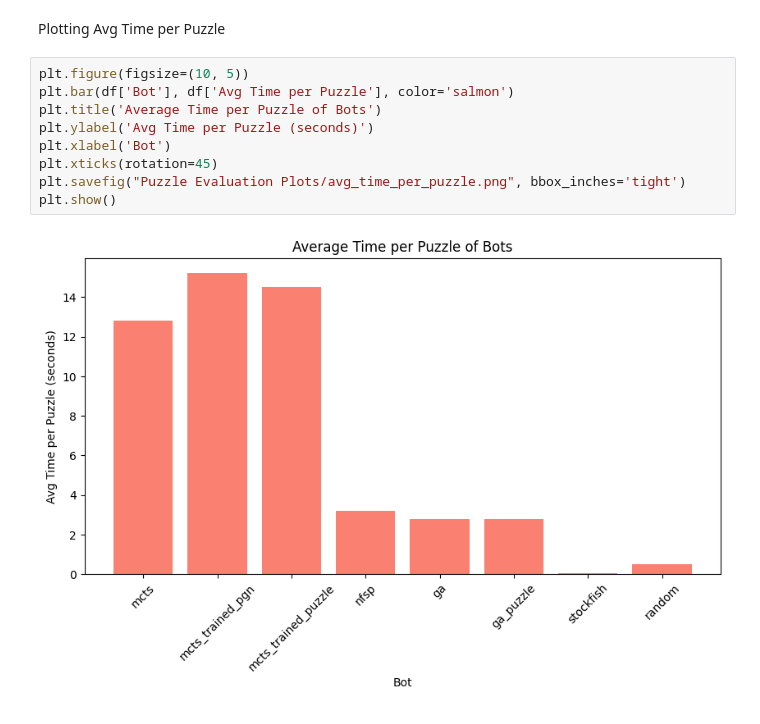
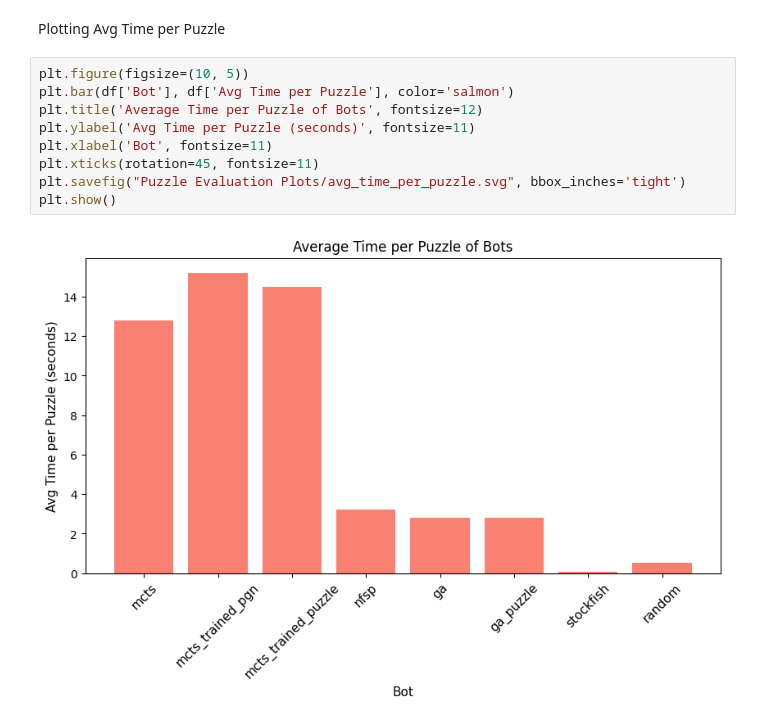
Before and after one commit to nihal-ranchod/honours-research, a Jupyter notebook: puzzle_evaluation.ipynb, the cells around one changed output. Cells and saved outputs as stored; diff of their text form.

Commit message:
Add: svg for puzzle results

```diff
--- a/puzzle_evaluation.ipynb
+++ b/puzzle_evaluation.ipynb
@@ -66,11 +66,11 @@ Plotting Avg Time per Puzzle
 # %%
 plt.figure(figsize=(10, 5))
 plt.bar(df['Bot'], df['Avg Time per Puzzle'], color='salmon')
-plt.title('Average Time per Puzzle of Bots')
-plt.ylabel('Avg Time per Puzzle (seconds)')
-plt.xlabel('Bot')
-plt.xticks(rotation=45)
-plt.savefig("Puzzle Evaluation Plots/avg_time_per_puzzle.png", bbox_inches='tight')
+plt.title('Average Time per Puzzle of Bots', fontsize=12)
+plt.ylabel('Avg Time per Puzzle (seconds)', fontsize=11)
+plt.xlabel('Bot', fontsize=11)
+plt.xticks(rotation=45, fontsize=11)
+plt.savefig("Puzzle Evaluation Plots/avg_time_per_puzzle.svg", bbox_inches='tight')
 plt.show()
 # %% [output]
-[figure, old version]
+[figure, new version]
```
Also changed, not shown: parts of 2 cells of this notebook, 3 other files.
